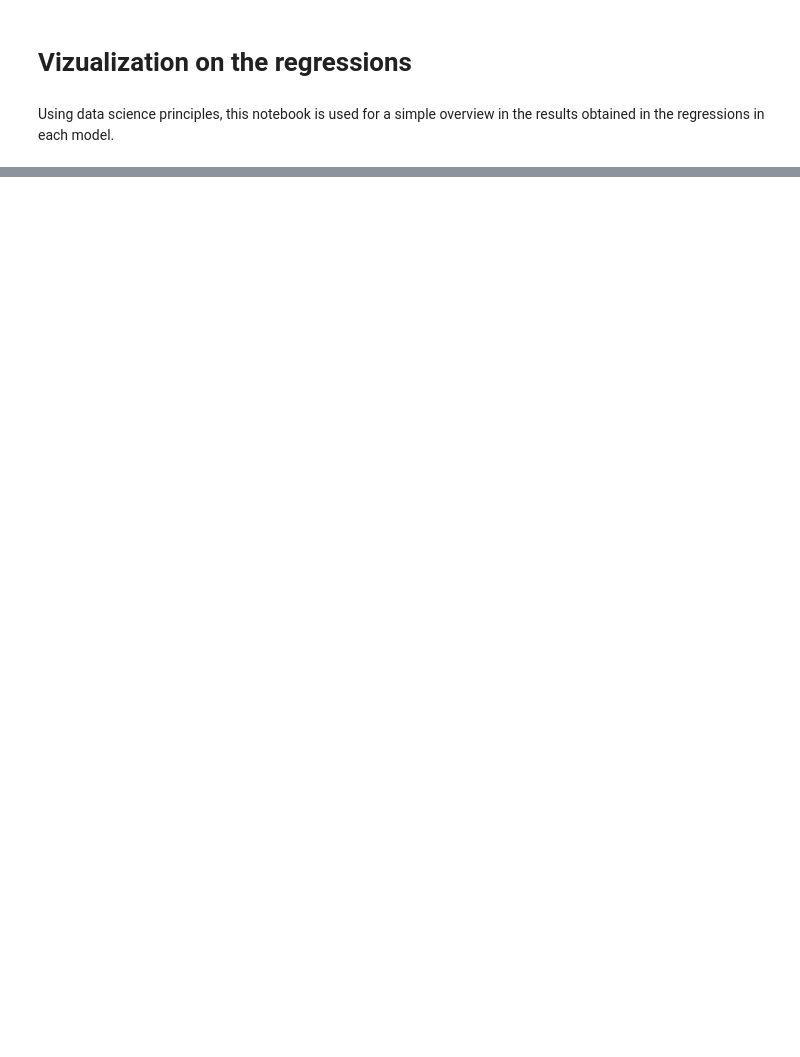
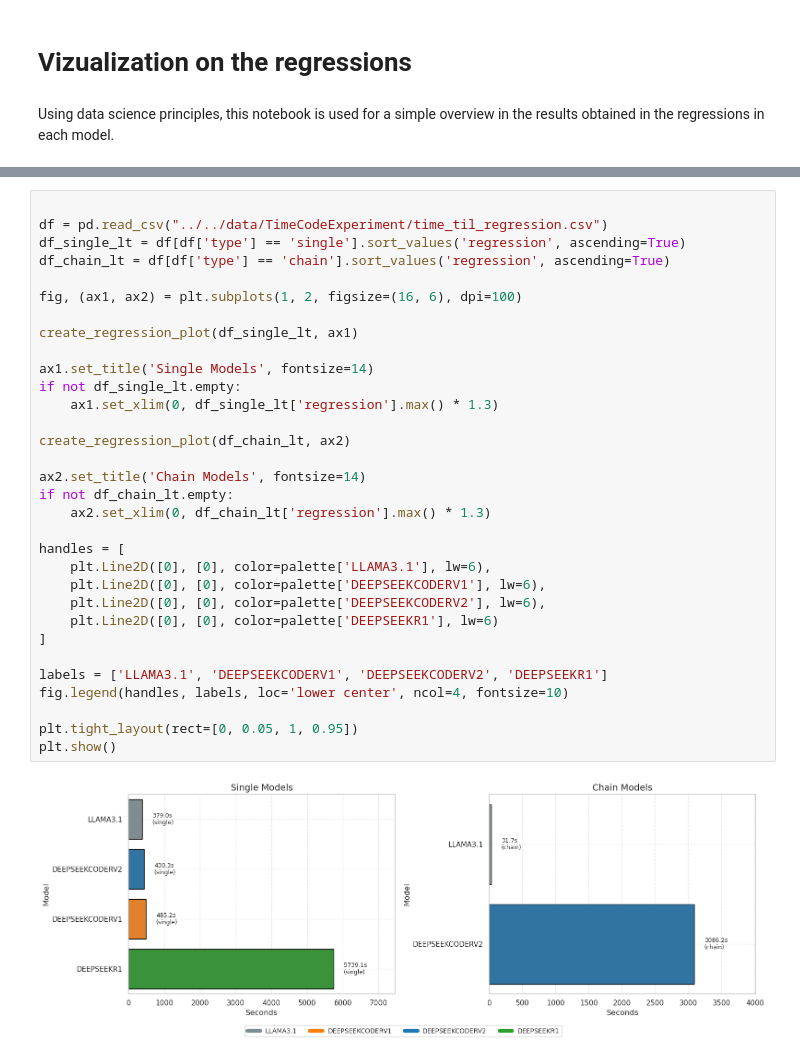
Before and after one commit to lac-dcc/baku, a Jupyter notebook: notebooks/visualization/BAKU_regression_view.ipynb, the cells around one changed output, grey strips where cells are left out. Cells and saved outputs as stored; diff of their text form; blank space fills up the shorter version.

```diff
--- a/notebooks/visualization/BAKU_regression_view.ipynb
+++ b/notebooks/visualization/BAKU_regression_view.ipynb
@@ -183,0 +143,34 @@ for df in models:
+# %%
+
+df = pd.read_csv("../../data/TimeCodeExperiment/time_til_regression.csv")
+df_single_lt = df[df['type'] == 'single'].sort_values('regression', ascending=True)
+df_chain_lt = df[df['type'] == 'chain'].sort_values('regression', ascending=True)
+
+fig, (ax1, ax2) = plt.subplots(1, 2, figsize=(16, 6), dpi=100)
+
+create_regression_plot(df_single_lt, ax1)
+
+ax1.set_title('Single Models', fontsize=14)
+if not df_single_lt.empty:
+    ax1.set_xlim(0, df_single_lt['regression'].max() * 1.3)
+
+create_regression_plot(df_chain_lt, ax2)
+
+ax2.set_title('Chain Models', fontsize=14)
+if not df_chain_lt.empty:
+    ax2.set_xlim(0, df_chain_lt['regression'].max() * 1.3)
+
+handles = [
+    plt.Line2D([0], [0], color=palette['LLAMA3.1'], lw=6),
+    plt.Line2D([0], [0], color=palette['DEEPSEEKCODERV1'], lw=6),
+    plt.Line2D([0], [0], color=palette['DEEPSEEKCODERV2'], lw=6),
+    plt.Line2D([0], [0], color=palette['DEEPSEEKR1'], lw=6)
+]
+
+labels = ['LLAMA3.1', 'DEEPSEEKCODERV1', 'DEEPSEEKCODERV2', 'DEEPSEEKR1']
+fig.legend(handles, labels, loc='lower center', ncol=4, fontsize=10)
+
+plt.tight_layout(rect=[0, 0.05, 1, 0.95])
+plt.show()
+# %% [output]
+[figure, added]
```
Also changed, not shown: parts of 7 cells of this notebook, 41 other files.
